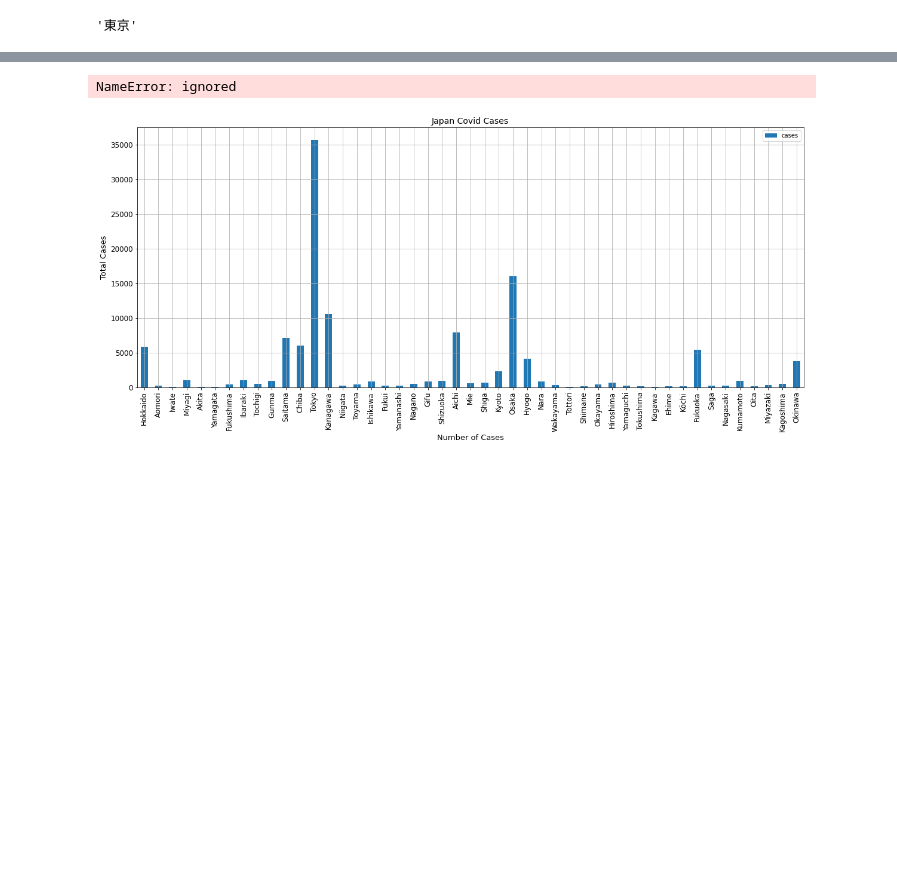
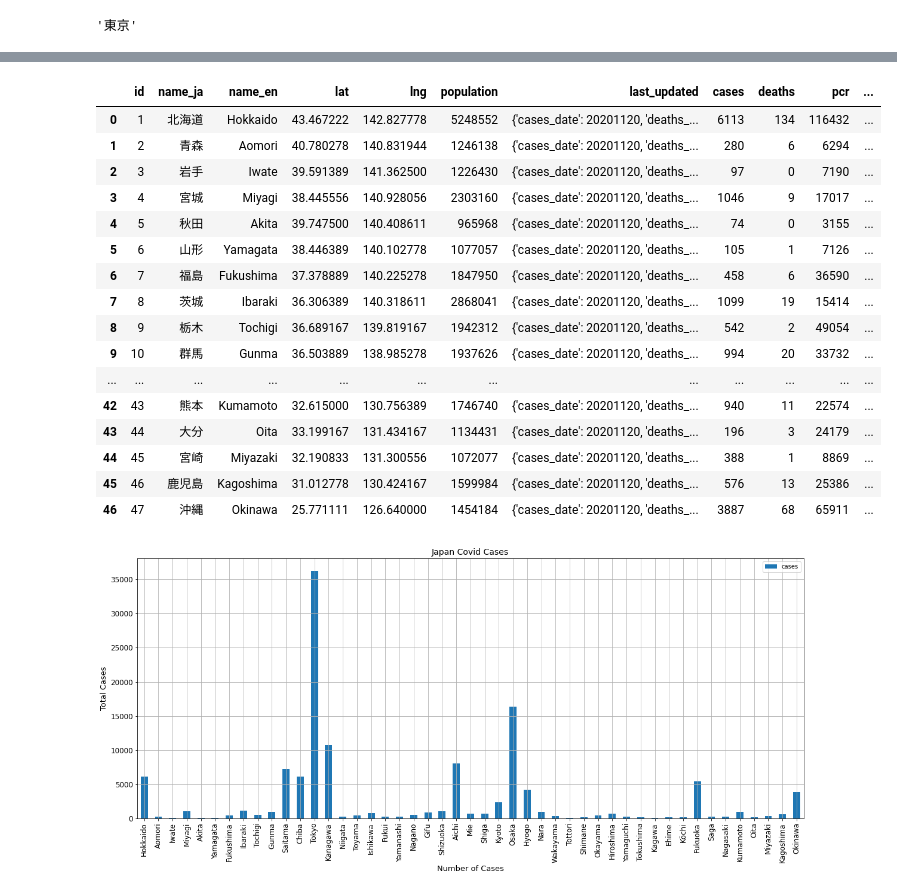
Before and after one commit to calvinpou/covid19, a Jupyter notebook: japan_covid.ipynb, the cells around one changed output, grey strips where cells are left out. Saved outputs shown, nothing was run; the diff lists cells and outputs as text; code cells hidden in the pictures; blank space fills up the shorter version.

```diff
--- a/japan_covid.ipynb
+++ b/japan_covid.ipynb
@@ -109,9 +109,25 @@ pcr: 65427
 ----------------------------------------------------------------------------------------------------
 # %%
 covids_df = pd.DataFrame(covids_list)
-covids_df["last_updated"]
+covids_df
 # %% [output]
-NameError: ignored
+|  | id | name_ja | name_en | lat | lng | population | last_updated | cases | deaths | pcr | ... |
+| 0 | 1 | 北海道 | Hokkaido | 43.467222 | 142.827778 | 5248552 | {'cases_date': 20201120, 'deaths_... | 6113 | 134 | 116432 | ... |
+| 1 | 2 | 青森 | Aomori | 40.780278 | 140.831944 | 1246138 | {'cases_date': 20201120, 'deaths_... | 280 | 6 | 6294 | ... |
+| 2 | 3 | 岩手 | Iwate | 39.591389 | 141.362500 | 1226430 | {'cases_date': 20201120, 'deaths_... | 97 | 0 | 7190 | ... |
+| 3 | 4 | 宮城 | Miyagi | 38.445556 | 140.928056 | 2303160 | {'cases_date': 20201120, 'deaths_... | 1046 | 9 | 17017 | ... |
+| 4 | 5 | 秋田 | Akita | 39.747500 | 140.408611 | 965968 | {'cases_date': 20201120, 'deaths_... | 74 | 0 | 3155 | ... |
+| 5 | 6 | 山形 | Yamagata | 38.446389 | 140.102778 | 1077057 | {'cases_date': 20201120, 'deaths_... | 105 | 1 | 7126 | ... |
+| 6 | 7 | 福島 | Fukushima | 37.378889 | 140.225278 | 1847950 | {'cases_date': 20201120, 'deaths_... | 458 | 6 | 36590 | ... |
+| 7 | 8 | 茨城 | Ibaraki | 36.306389 | 140.318611 | 2868041 | {'cases_date': 20201120, 'deaths_... | 1099 | 19 | 15414 | ... |
+| 8 | 9 | 栃木 | Tochigi | 36.689167 | 139.819167 | 1942312 | {'cases_date': 20201120, 'deaths_... | 542 | 2 | 49054 | ... |
+| 9 | 10 | 群馬 | Gunma | 36.503889 | 138.985278 | 1937626 | {'cases_date': 20201120, 'deaths_... | 994 | 20 | 33732 | ... |
+| ... | ... | ... | ... | ... | ... | ... | ... | ... | ... | ... | ... |
+| 42 | 43 | 熊本 | Kumamoto | 32.615000 | 130.756389 | 1746740 | {'cases_date': 20201120, 'deaths_... | 940 | 11 | 22574 | ... |
+| 43 | 44 | 大分 | Oita | 33.199167 | 131.434167 | 1134431 | {'cases_date': 20201120, 'deaths_... | 196 | 3 | 24179 | ... |
+| 44 | 45 | 宮崎 | Miyazaki | 32.190833 | 131.300556 | 1072077 | {'cases_date': 20201120, 'deaths_... | 388 | 1 | 8869 | ... |
+| 45 | 46 | 鹿児島 | Kagoshima | 31.012778 | 130.424167 | 1599984 | {'cases_date': 20201120, 'deaths_... | 576 | 13 | 25386 | ... |
+| 46 | 47 | 沖縄 | Okinawa | 25.771111 | 126.640000 | 1454184 | {'cases_date': 20201120, 'deaths_... | 3887 | 68 | 65911 | ... |
 # %%
 covids_df.plot.bar(x = "name_en",y = "cases",figsize = (20,8),fontsize = 12,grid = True)
 
```
Also changed, not shown: parts of 5 cells of this notebook.
